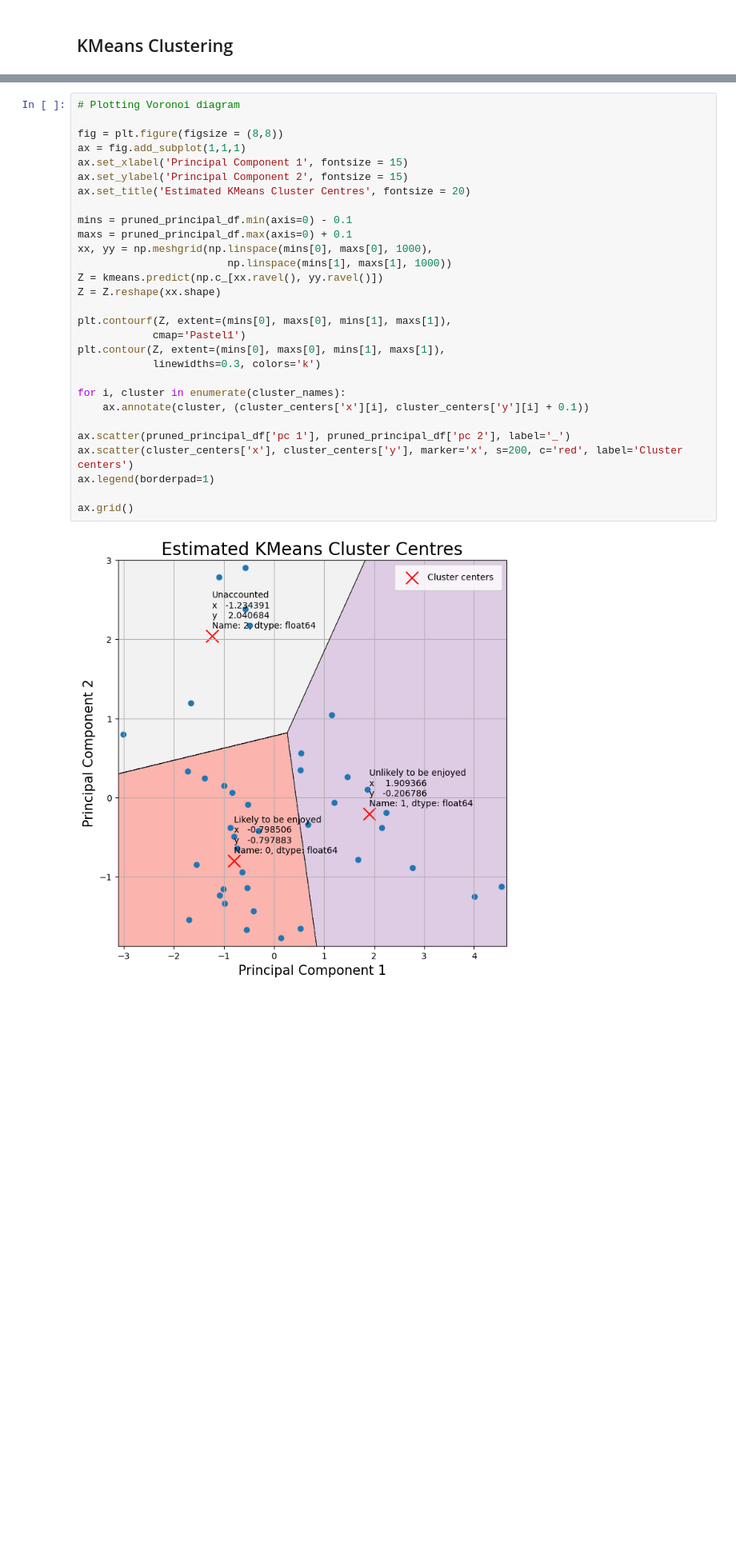
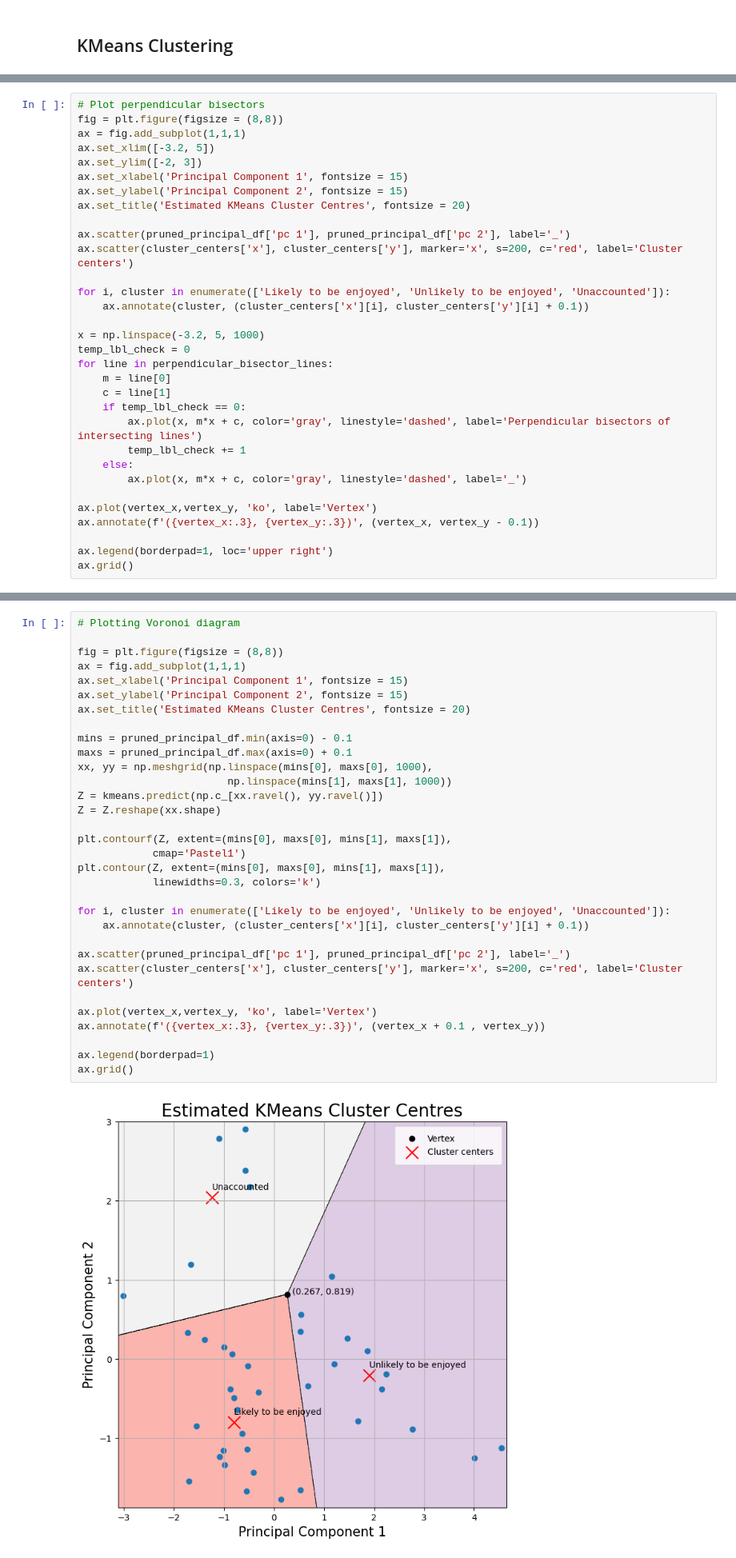
Before and after one commit to Kryptos1015/math-ia, a Jupyter notebook: program/main.ipynb, the cells around one changed output, grey strips where cells are left out. Shown at 80% size. Cells and saved outputs as stored; diff of their text form; blank space fills up the shorter version.

```diff
--- a/program/main.ipynb
+++ b/program/main.ipynb
@@ -146,0 +221,32 @@ ax.grid()
+# %%
+# Plot perpendicular bisectors
+fig = plt.figure(figsize = (8,8))
+ax = fig.add_subplot(1,1,1)
+ax.set_xlim([-3.2, 5])
+ax.set_ylim([-2, 3])
+ax.set_xlabel('Principal Component 1', fontsize = 15)
+ax.set_ylabel('Principal Component 2', fontsize = 15)
+ax.set_title('Estimated KMeans Cluster Centres', fontsize = 20)
+
+ax.scatter(pruned_principal_df['pc 1'], pruned_principal_df['pc 2'], label='_')
+ax.scatter(cluster_centers['x'], cluster_centers['y'], marker='x', s=200, c='red', label='Cluster centers')
+
+for i, cluster in enumerate(['Likely to be enjoyed', 'Unlikely to be enjoyed', 'Unaccounted']):
+    ax.annotate(cluster, (cluster_centers['x'][i], cluster_centers['y'][i] + 0.1))
+
+x = np.linspace(-3.2, 5, 1000)
+temp_lbl_check = 0
+for line in perpendicular_bisector_lines:
+    m = line[0]
+    c = line[1]
+    if temp_lbl_check == 0:
+        ax.plot(x, m*x + c, color='gray', linestyle='dashed', label='Perpendicular bisectors of intersecting lines')
+        temp_lbl_check += 1
+    else:
+        ax.plot(x, m*x + c, color='gray', linestyle='dashed', label='_')
+
+ax.plot(vertex_x,vertex_y, 'ko', label='Vertex')
+ax.annotate(f'({vertex_x:.3}, {vertex_y:.3})', (vertex_x, vertex_y - 0.1))
+
+ax.legend(borderpad=1, loc='upper right')
+ax.grid()
@@ -147,34 +255,37 @@ ax.grid()
 # %%
 # Plotting Voronoi diagram
 
 fig = plt.figure(figsize = (8,8))
 ax = fig.add_subplot(1,1,1)
 ax.set_xlabel('Principal Component 1', fontsize = 15)
 ax.set_ylabel('Principal Component 2', fontsize = 15)
 ax.set_title('Estimated KMeans Cluster Centres', fontsize = 20)
 
 mins = pruned_principal_df.min(axis=0) - 0.1
 maxs = pruned_principal_df.max(axis=0) + 0.1
 xx, yy = np.meshgrid(np.linspace(mins[0], maxs[0], 1000),
                         np.linspace(mins[1], maxs[1], 1000))
 Z = kmeans.predict(np.c_[xx.ravel(), yy.ravel()])
 Z = Z.reshape(xx.shape)
 
 plt.contourf(Z, extent=(mins[0], maxs[0], mins[1], maxs[1]),
             cmap='Pastel1')
 plt.contour(Z, extent=(mins[0], maxs[0], mins[1], maxs[1]),
             linewidths=0.3, colors='k')
 
-for i, cluster in enumerate(cluster_names):
+for i, cluster in enumerate(['Likely to be enjoyed', 'Unlikely to be enjoyed', 'Unaccounted']):
     ax.annotate(cluster, (cluster_centers['x'][i], cluster_centers['y'][i] + 0.1))
 
 ax.scatter(pruned_principal_df['pc 1'], pruned_principal_df['pc 2'], label='_')
 ax.scatter(cluster_centers['x'], cluster_centers['y'], marker='x', s=200, c='red', label='Cluster centers')
+
+ax.plot(vertex_x,vertex_y, 'ko', label='Vertex')
+ax.annotate(f'({vertex_x:.3}, {vertex_y:.3})', (vertex_x + 0.1 , vertex_y))
+
 ax.legend(borderpad=1)
-
 ax.grid()
 # %% [output]
-[figure, old version]
+[figure, new version]
 # %%
 # input books to alg and check
 
```
Also changed, not shown: parts of 9 cells of this notebook, 4 other files.
